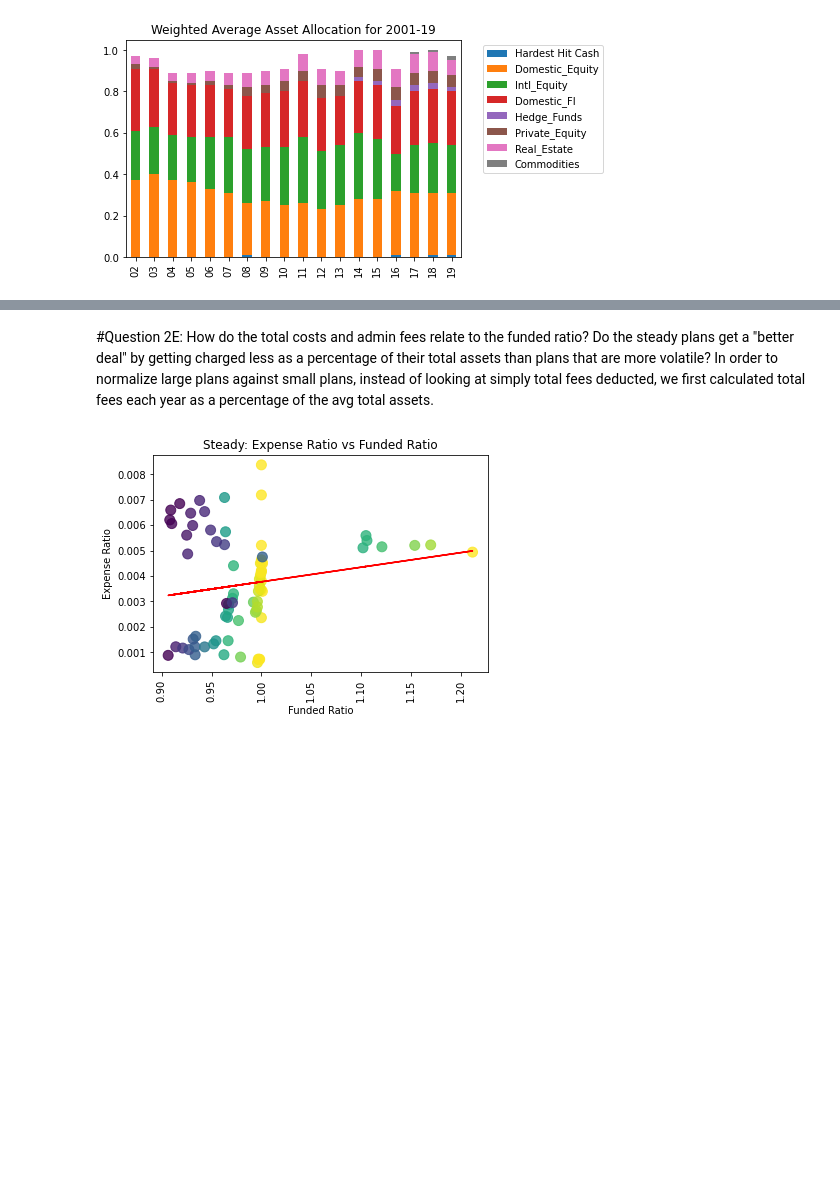
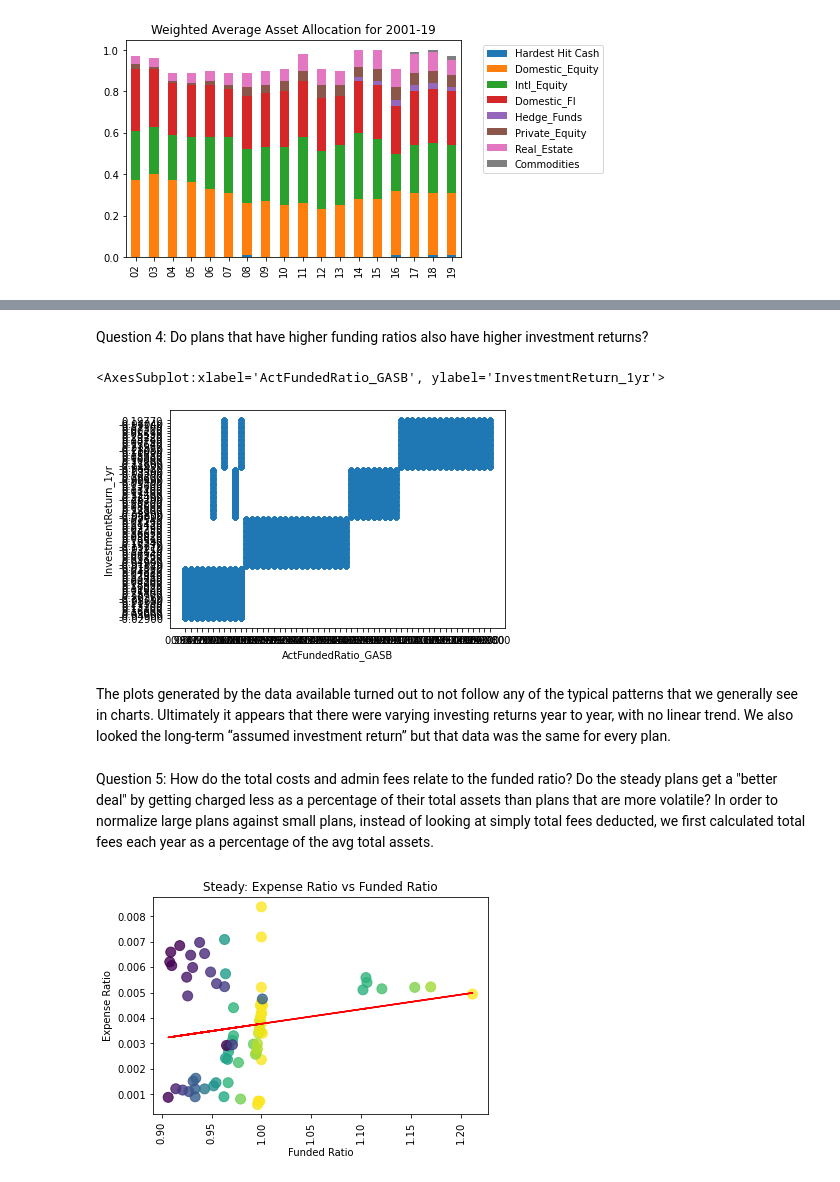
Before and after one commit to DeltaDeutsch/PPD-Group-Project, a Jupyter notebook: PPD Group Final.ipynb, the cells around one changed output, grey strips where cells are left out. Drawn from its saved outputs; the diff is of its cells as text; code cells hidden in the pictures; blank space fills up the shorter version.

```diff
--- a/PPD Group Final.ipynb
+++ b/PPD Group Final.ipynb
@@ -485,16 +517,23 @@ for data in plotdata:
+# %% [markdown]
+Question 4: Do plans that have higher funding ratios also have higher investment returns?
 # %%
-#plan_data_df=investreturn_data_full[['ppd_id','fy','InvestmentReturn_1yr']]
-#gasb_plan = funded_ratios_full[['ppd_id','ActFundedRatio_GASB']]
-#part_plan = gasb_plan.merge(plan_data_df, on = 'ppd_id')
-#assumed_plan = returnassumptions_data_full[['ppd_id', 'InvestmentReturnAssumption_GASB']]
-#full_plan = assumed_plan.merge(part_plan, on = 'ppd_id')
-#full_plan = full_plan[['ppd_id','fy','InvestmentReturn_1yr','ActFundedRatio_GASB', 'InvestmentReturnAssumption_GASB']].dropna()
+plan_data_df=investreturn_data_full[['ppd_id','fy','InvestmentReturn_1yr']]
+gasb_plan = funded_ratios_full[['ppd_id','ActFundedRatio_GASB']]
+part_plan = gasb_plan.merge(plan_data_df, on = 'ppd_id')
+assumed_plan = returnassumptions_data_full[['ppd_id', 'InvestmentReturnAssumption_GASB']]
+full_plan = assumed_plan.merge(part_plan, on = 'ppd_id')
+full_plan = full_plan[['ppd_id','fy','InvestmentReturn_1yr','ActFundedRatio_GASB', 'InvestmentReturnAssumption_GASB']].dropna()
 # %%
-#steady_df = full_plan[(full_plan['ppd_id'] == '101') | (full_plan['ppd_id'] == '110') | (full_plan['ppd_id'] == '125') | (full_plan['ppd_id'] == '179')]
-#real_steady = steady_df.drop_duplicates(keep=False)
-#steady_df.plot.scatter('ActFundedRatio_GASB','InvestmentReturn_1yr')
+steady_df = full_plan[(full_plan['ppd_id'] == '101') | (full_plan['ppd_id'] == '110') | (full_plan['ppd_id'] == '125') | (full_plan['ppd_id'] == '179')]
+real_steady = steady_df.drop_duplicates(keep=False)
+steady_df.plot.scatter('ActFundedRatio_GASB','InvestmentReturn_1yr')
+# %% [output]
+<AxesSubplot:xlabel='ActFundedRatio_GASB', ylabel='InvestmentReturn_1yr'>
+[figure, added]
+# %% [markdown]
+The plots generated by the data available turned out to not follow any of the typical patterns that we generally see in charts.  Ultimately it appears that there were varying investing returns year to year, with no linear trend.  We also looked the long-term “assumed investment return” but that data was the same for every plan.
 # %% [markdown]
-#Question 2E: How do the total costs and admin fees relate to the funded ratio?  Do the steady plans get a "better deal" by getting charged less as a percentage of their total assets than plans that are more volatile?  In order to normalize large plans against small plans, instead of looking at simply total fees deducted, we first calculated total fees each year as a percentage of the avg total assets.
+Question 5: How do the total costs and admin fees relate to the funded ratio?  Do the steady plans get a "better deal" by getting charged less as a percentage of their total assets than plans that are more volatile?  In order to normalize large plans against small plans, instead of looking at simply total fees deducted, we first calculated total fees each year as a percentage of the avg total assets.
 # %%
 #generate subset DFs and remove rows with empty asset or fees data
 penincomestatement_data_df=penincomestatement_data_full[['ppd_id','fy','expense_AdminExpenses','expense_investments_tot','MktAssets_net','BegMktAssets_net']].dropna()
```
Also changed, not shown: parts of 20 cells of this notebook.
